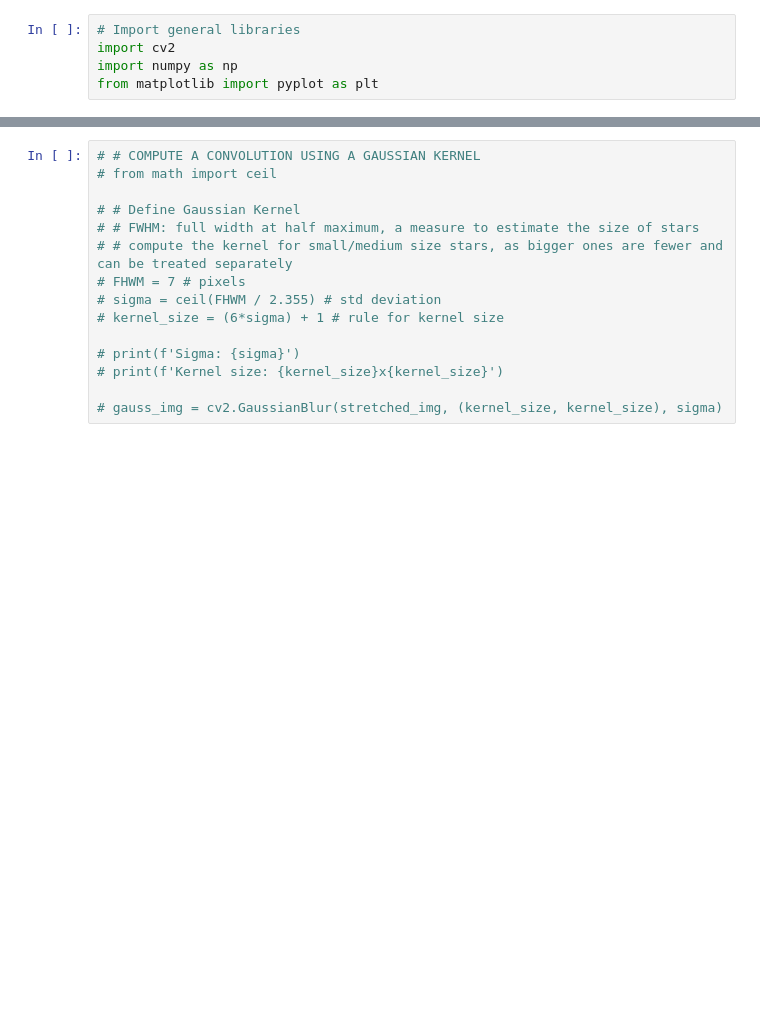
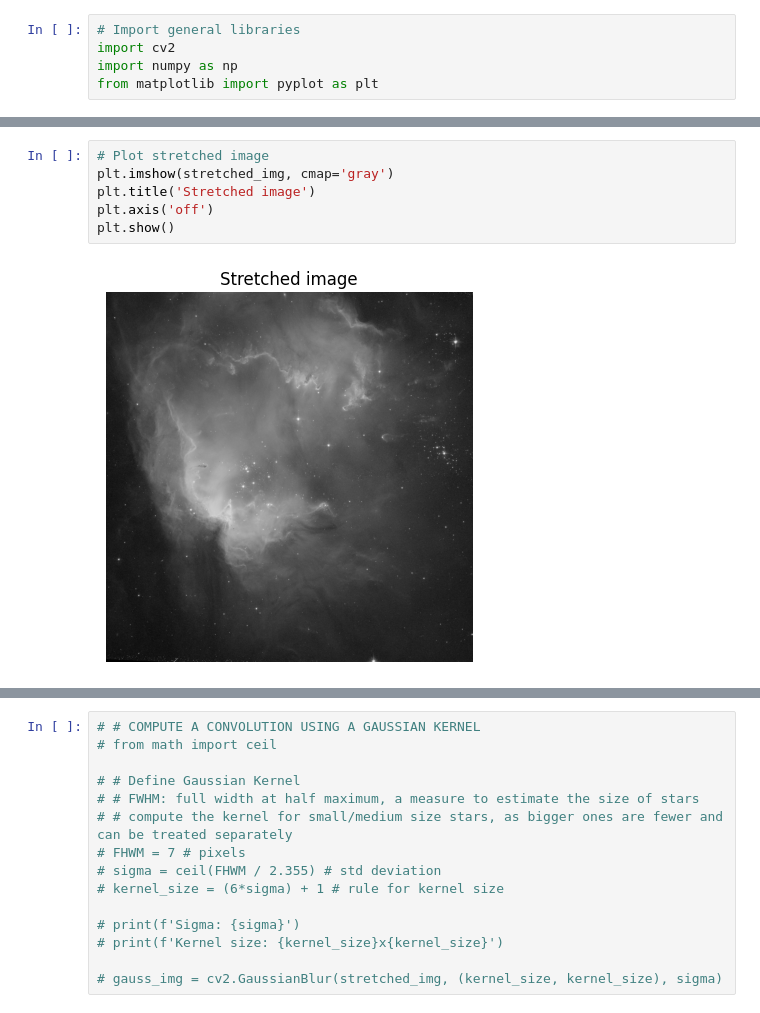
Before and after one commit to lorenzoturiano/cv-final-project, a Jupyter notebook: main_v2.ipynb, the cells around one changed output, grey strips where cells are left out. Drawn from its saved outputs; the diff is of its cells as text; blank space fills up the shorter version.

```diff
--- a/main_v2.ipynb
+++ b/main_v2.ipynb
@@ -21,3 +24,11 @@ stretched_img = apply_stretch(raw_img)
+# %%
+# Plot stretched image
+plt.imshow(stretched_img, cmap='gray')
+plt.title('Stretched image')
+plt.axis('off')
+plt.show()
+# %% [output]
+[figure, added]
 # %%
 # VISUALIZATION
 fig, axes = plt.subplots(1, 2, figsize=(12, 6))
```
Also changed, not shown: parts of 13 cells of this notebook.
